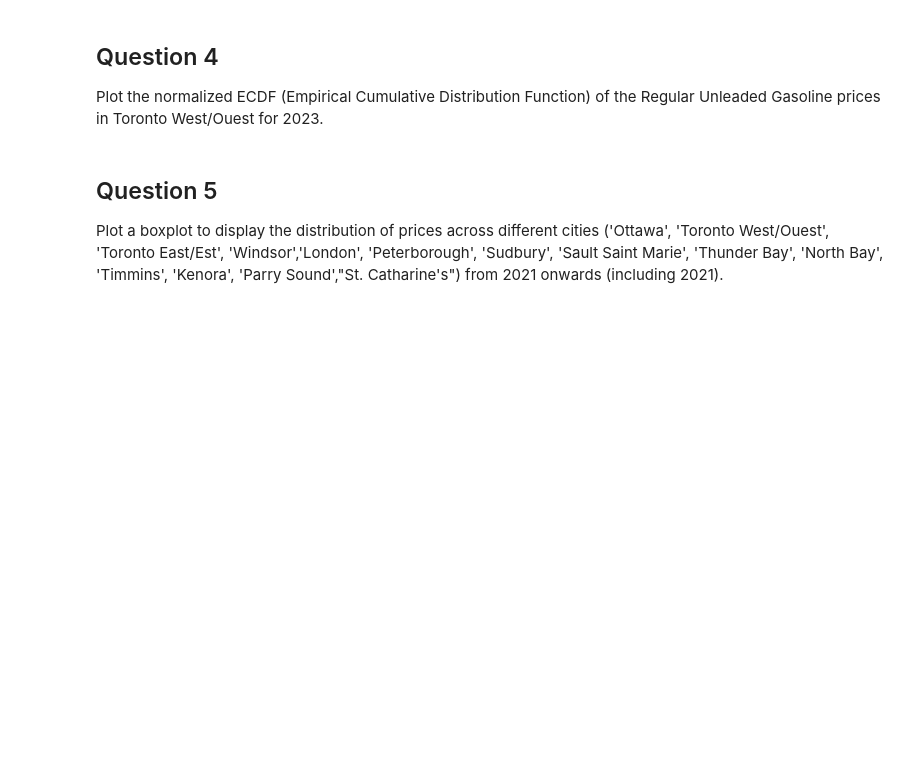
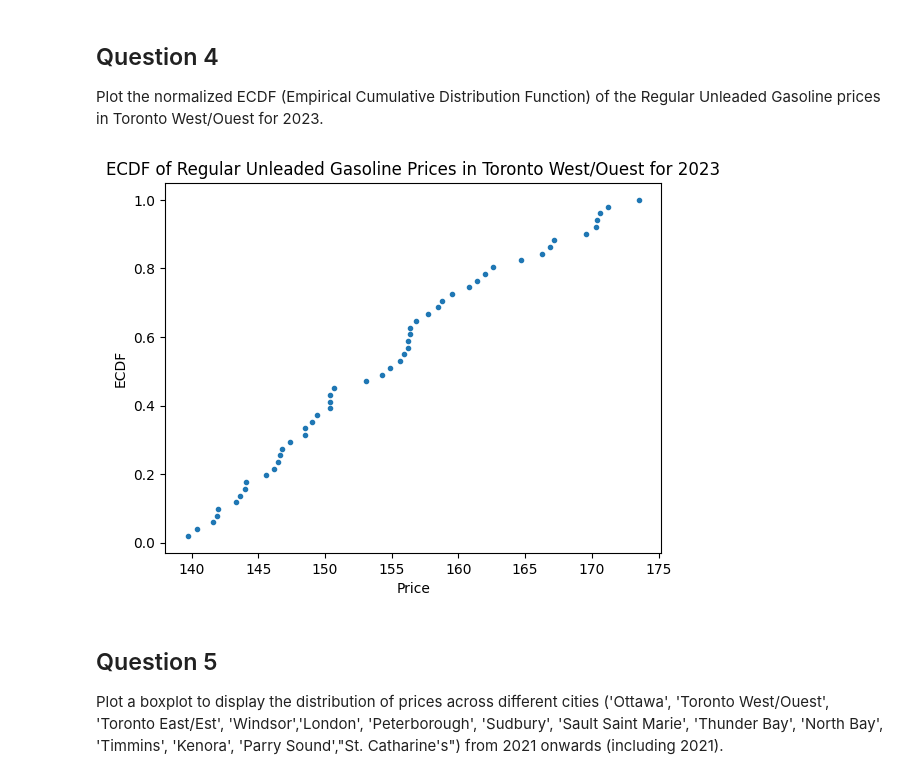
Before and after one commit to steventohme/CP321, a Jupyter notebook: Assignment 1/A1.ipynb, the cells around one changed output. Saved outputs shown, nothing was run; the diff lists cells and outputs as text; code cells hidden in the pictures; blank space fills up the shorter version.

```diff
--- a/Assignment 1/A1.ipynb
+++ b/Assignment 1/A1.ipynb
@@ -82,6 +82,18 @@ plt.show()
 ## Question 4
 
 Plot the normalized ECDF (Empirical Cumulative Distribution Function) of the Regular Unleaded Gasoline prices in Toronto West/Ouest for 2023.
+# %%
+prices = df_toronto_west['Toronto West/Ouest'].sort_values()
+
+cumulative_probabilities = np.arange(1, len(prices) + 1) / len(prices)
+
+plt.plot(prices, cumulative_probabilities, marker='.', linestyle='none')
+plt.xlabel('Price')
+plt.ylabel('ECDF')
+plt.title('ECDF of Regular Unleaded Gasoline Prices in Toronto West/Ouest for 2023')
+plt.show()
+# %% [output]
+[figure, added]
 # %% [markdown]
 ## Question 5
 
```
